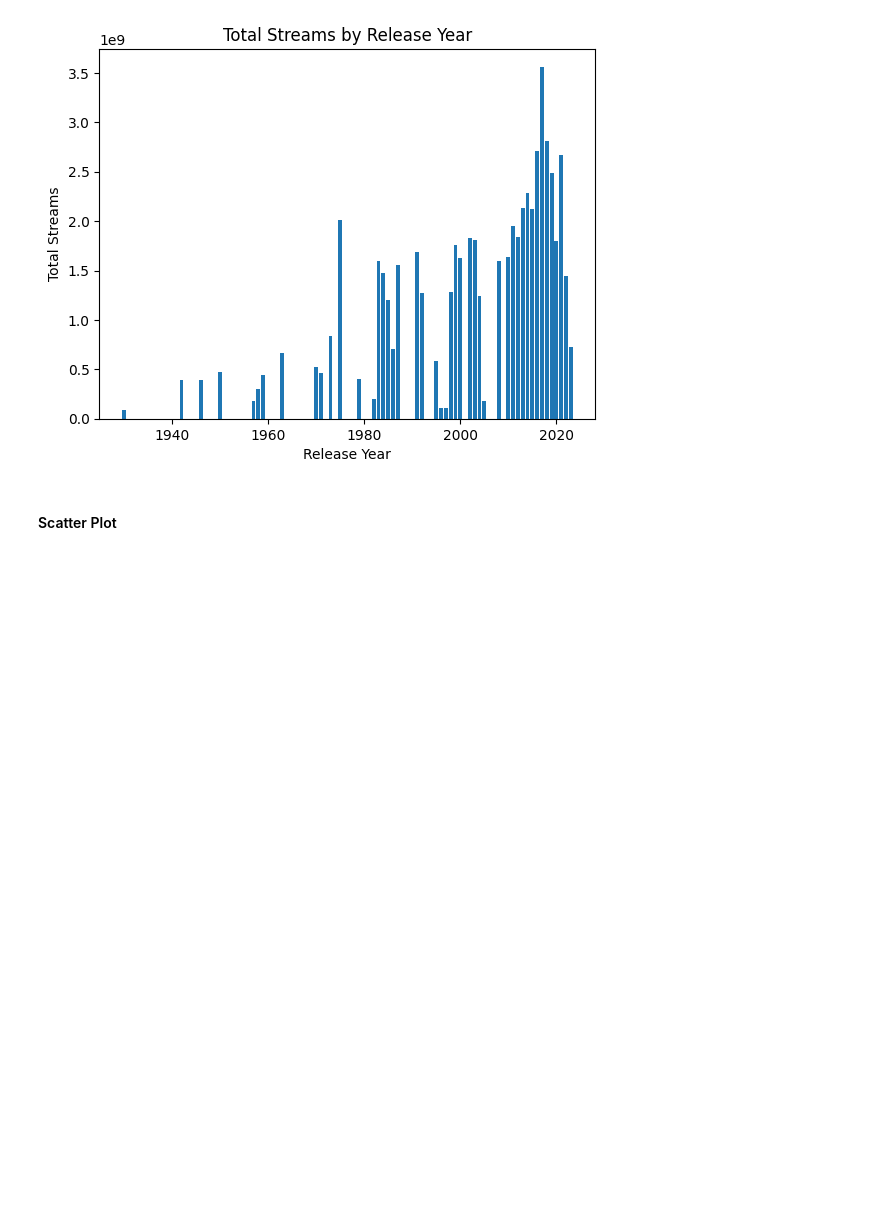
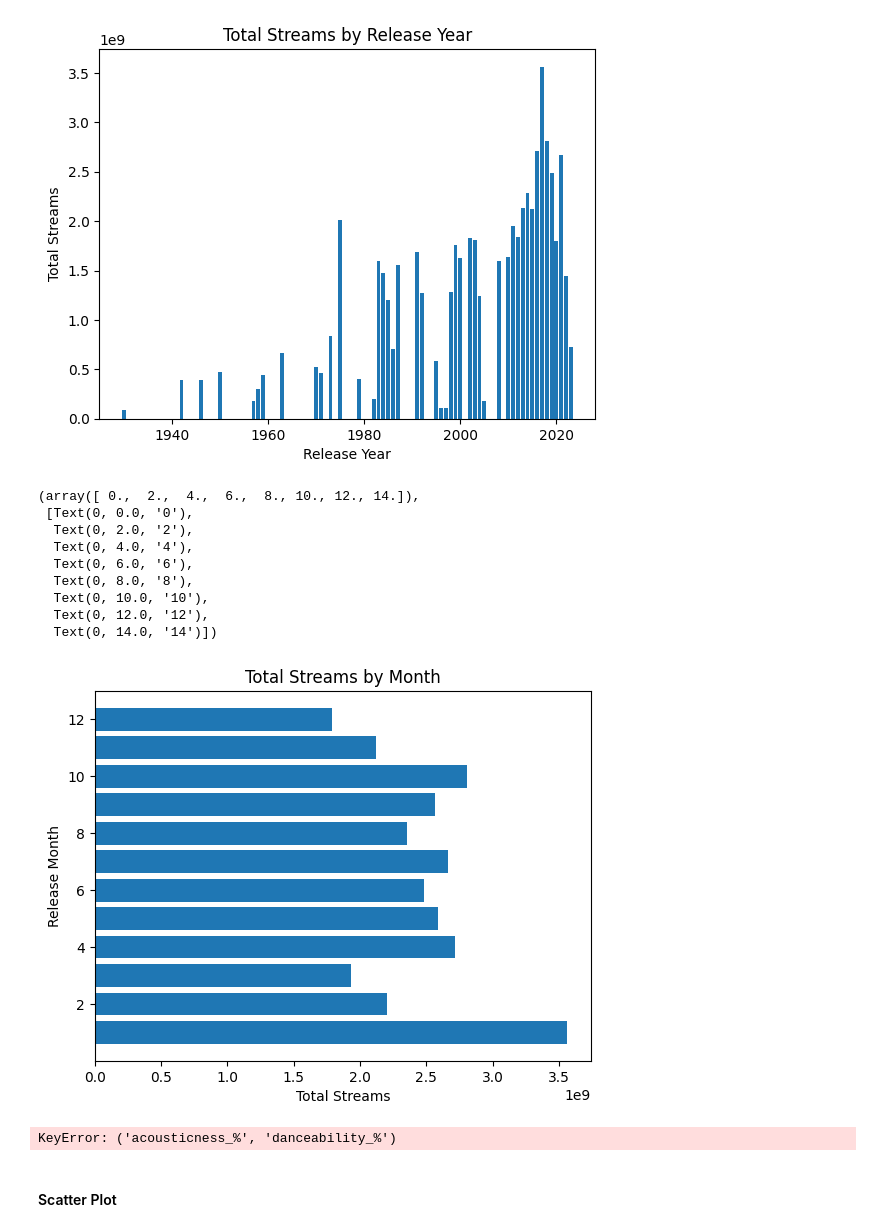
Before and after one commit to isaacevans010/data-analysis-projects, a Jupyter notebook: data-viz-with-py/exercises/data-viz-exercises.ipynb, the cells around one changed output. Saved outputs shown, nothing was run; the diff lists cells and outputs as text; code cells hidden in the pictures; blank space fills up the shorter version.

Commit message:
nearly complete plotting in data viz

```diff
--- a/data-viz-with-py/exercises/data-viz-exercises.ipynb
+++ b/data-viz-with-py/exercises/data-viz-exercises.ipynb
@@ -30,7 +24,7 @@ df.head()
 df = df.dropna()
 print(df.to_string())
 df.info
-#df['streams'] = df['streams'].drop([8,574])
+df['streams'] = df['streams'].drop([8,574])
 df['streams'] = df['streams'].astype(float)
 # %% [output]
                                                                                                                       track_name                                                                         ...
@@ -102,2 +92,36 @@ plt.yticks()
+# %%
+# Horizontal bar chart
+x = df['released_month']
+y = df['streams']
+plt.barh(x,y)
+plt.title('Total Streams by Month')
+plt.ylabel('Release Month')
+plt.xlabel('Total Streams')
+# %% [output]
+(array([ 0.,  2.,  4.,  6.,  8., 10., 12., 14.]),
+ [Text(0, 0.0, '0'),
+  Text(0, 2.0, '2'),
+  Text(0, 4.0, '4'),
+  Text(0, 6.0, '6'),
+  Text(0, 8.0, '8'),
+  Text(0, 10.0, '10'),
+  Text(0, 12.0, '12'),
+  Text(0, 14.0, '14')])
+[figure, added]
+# %%
+# Grouped bar chart
+x = df['artist(s)_name'].head(5)
+y = df[['acousticness_%', 'danceability_%']]
+df.plot(x, y,
+        kind='bar',
+        stacked=False,
+        title='Acousticness and Danceability by Artist Name')
+plt.ylabel('Streams')
+plt.title('Streams by Artist Name')
+plt.legend(loc='upper left', ncols=5)
+
+plt.show()
+# %% [output]
+KeyError: ('acousticness_%', 'danceability_%')
 # %% [markdown]
 #### Scatter Plot
```
Also changed, not shown: parts of 10 cells of this notebook.
